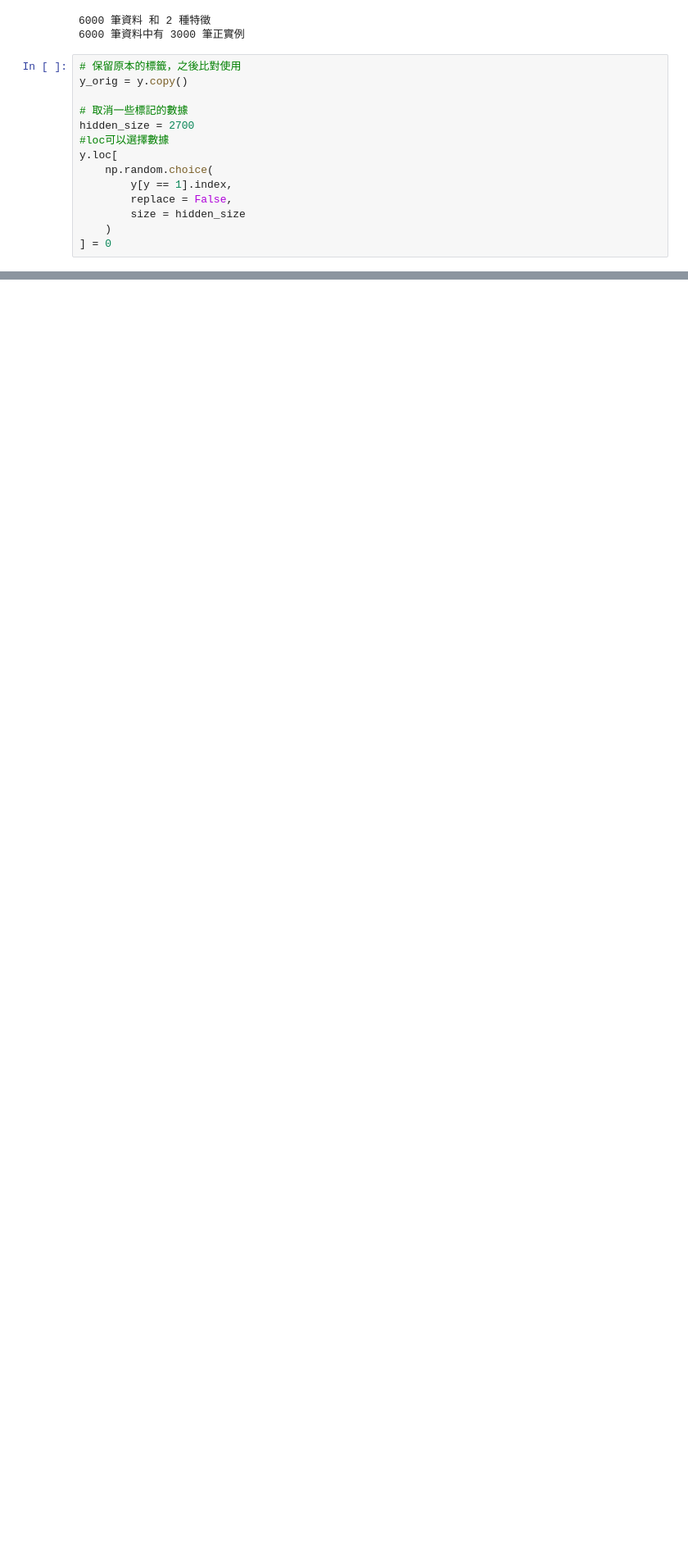
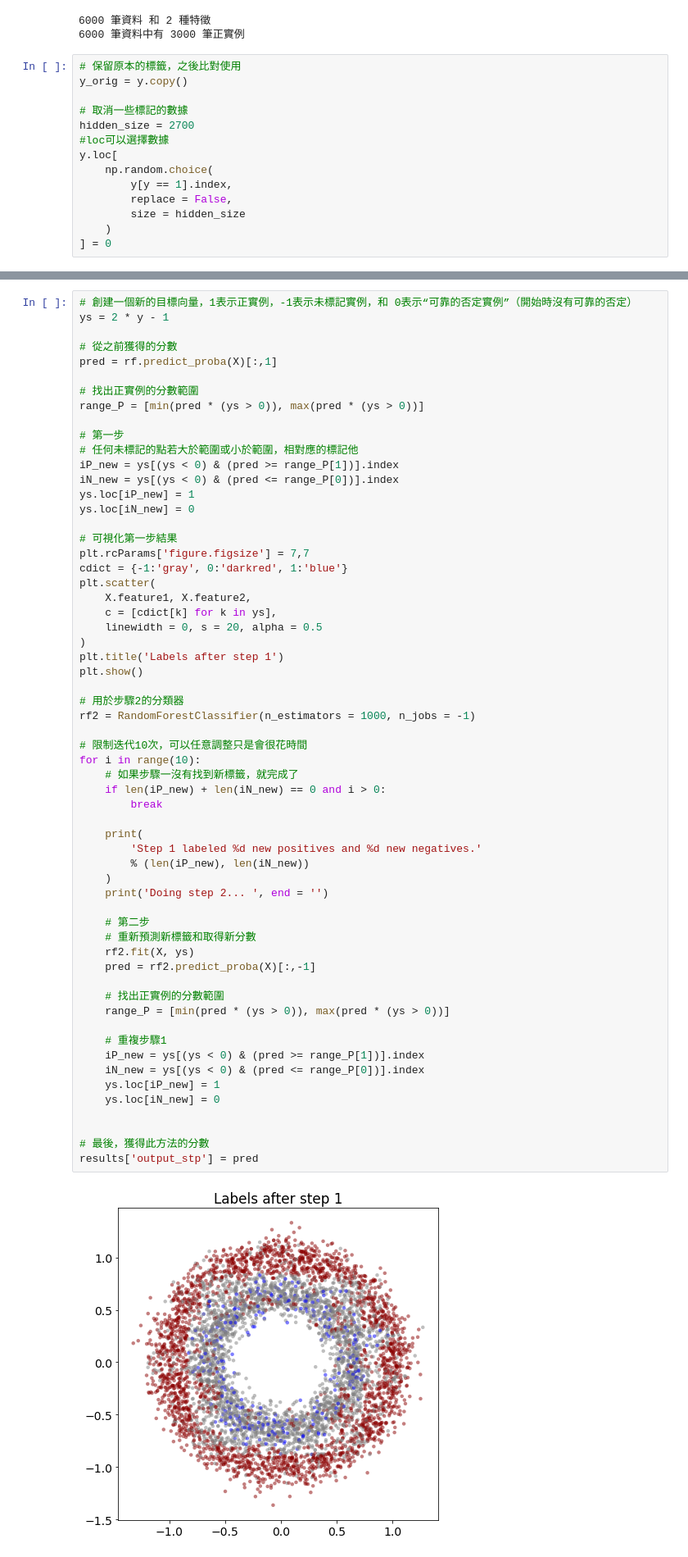
Before and after one commit to a0985944005/PU-learning, a Jupyter notebook: pu-learning_circles.ipynb, the cells around one changed output, grey strips where cells are left out. Shown at 82% size. Cells and saved outputs as stored; diff of their text form; blank space fills up the shorter version.

```diff
--- a/pu-learning_circles.ipynb
+++ b/pu-learning_circles.ipynb
@@ -60,0 +153,62 @@ plt.show()
+# %%
+# 創建一個新的目標向量，1表示正實例，-1表示未標記實例，和 0表示“可靠的否定實例”（開始時沒有可靠的否定）
+ys = 2 * y - 1
+
+# 從之前獲得的分數
+pred = rf.predict_proba(X)[:,1]
+
+# 找出正實例的分數範圍
+range_P = [min(pred * (ys > 0)), max(pred * (ys > 0))]
+
+# 第一步
+# 任何未標記的點若大於範圍或小於範圍，相對應的標記他
+iP_new = ys[(ys < 0) & (pred >= range_P[1])].index
+iN_new = ys[(ys < 0) & (pred <= range_P[0])].index
+ys.loc[iP_new] = 1
+ys.loc[iN_new] = 0
+
+# 可視化第一步結果
+plt.rcParams['figure.figsize'] = 7,7
+cdict = {-1:'gray', 0:'darkred', 1:'blue'}
+plt.scatter(
+    X.feature1, X.feature2,
+    c = [cdict[k] for k in ys],
+    linewidth = 0, s = 20, alpha = 0.5
+)
+plt.title('Labels after step 1')
+plt.show()
+
+# 用於步驟2的分類器
+rf2 = RandomForestClassifier(n_estimators = 1000, n_jobs = -1)
+
+# 限制迭代10次，可以任意調整只是會很花時間
+for i in range(10):
+    # 如果步驟一沒有找到新標籤，就完成了
+    if len(iP_new) + len(iN_new) == 0 and i > 0:
+        break
+
+    print(
+        'Step 1 labeled %d new positives and %d new negatives.'
+        % (len(iP_new), len(iN_new))
+    )
+    print('Doing step 2... ', end = '')
+
+    # 第二步
+    # 重新預測新標籤和取得新分數
+    rf2.fit(X, ys)
+    pred = rf2.predict_proba(X)[:,-1]
+
+    # 找出正實例的分數範圍
+    range_P = [min(pred * (ys > 0)), max(pred * (ys > 0))]
+
+    # 重複步驟1
+    iP_new = ys[(ys < 0) & (pred >= range_P[1])].index
+    iN_new = ys[(ys < 0) & (pred <= range_P[0])].index
+    ys.loc[iP_new] = 1
+    ys.loc[iN_new] = 0
+
+
+# 最後，獲得此方法的分數
+results['output_stp'] = pred
+# %% [output]
+[figure, added]
```
Also changed, not shown: parts of 16 cells of this notebook, 1 other file.
